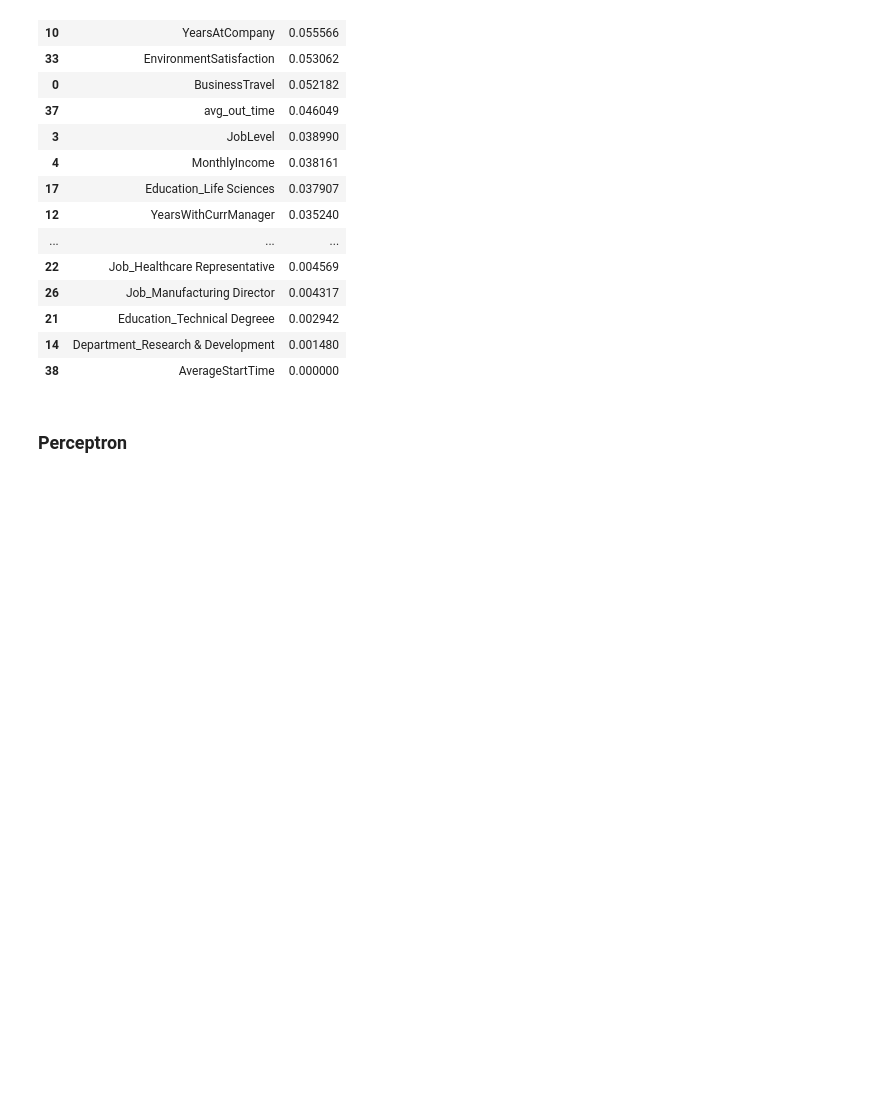
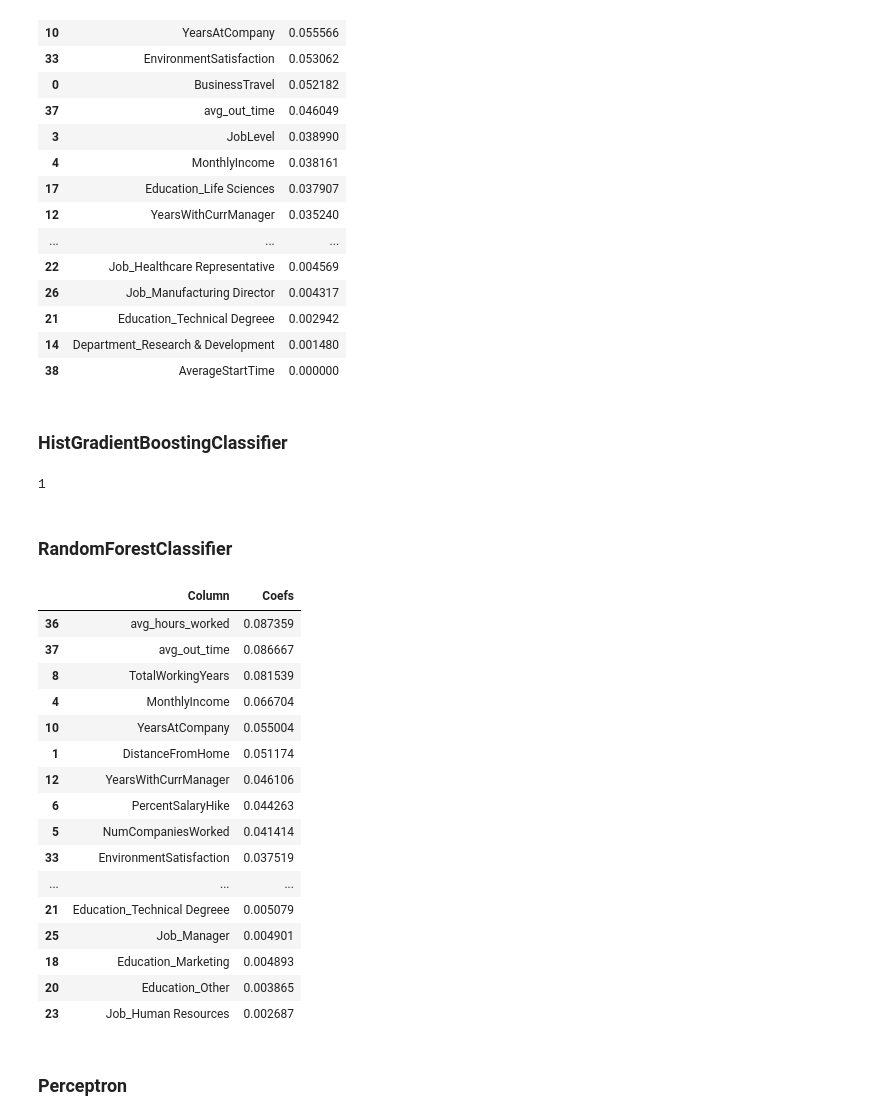
Before and after one commit to C0casio45/IACESI, a Jupyter notebook: projet_ia.ipynb, the cells around one changed output. Drawn from its saved outputs; the diff is of its cells as text; code cells hidden in the pictures; blank space fills up the shorter version.

```diff
--- a/projet_ia.ipynb
+++ b/projet_ia.ipynb
@@ -981,6 +981,36 @@ coefs_dtc.sort_values(by=['Coefs'], ascending=False)
 | 21 | Education_Technical Degreee | 0.002942 |
 | 14 | Department_Research & Development | 0.001480 |
 | 38 | AverageStartTime | 0.000000 |
+# %% [markdown]
+### HistGradientBoostingClassifier
+# %%
+hgbc.n_trees_per_iteration_
+# %% [output]
+1
+# %% [markdown]
+### RandomForestClassifier
+# %%
+cl_rfc = list(zip(x_train.columns, rfc.feature_importances_))
+coefs_rfc= pd.DataFrame(cl_rfc, columns = ['Column', 'Coefs'])
+coefs_rfc.sort_values(by=['Coefs'], ascending=False)
+# %% [output]
+|  | Column | Coefs |
+| 36 | avg_hours_worked | 0.087359 |
+| 37 | avg_out_time | 0.086667 |
+| 8 | TotalWorkingYears | 0.081539 |
+| 4 | MonthlyIncome | 0.066704 |
+| 10 | YearsAtCompany | 0.055004 |
+| 1 | DistanceFromHome | 0.051174 |
+| 12 | YearsWithCurrManager | 0.046106 |
+| 6 | PercentSalaryHike | 0.044263 |
+| 5 | NumCompaniesWorked | 0.041414 |
+| 33 | EnvironmentSatisfaction | 0.037519 |
+| ... | ... | ... |
+| 21 | Education_Technical Degreee | 0.005079 |
+| 25 | Job_Manager | 0.004901 |
+| 18 | Education_Marketing | 0.004893 |
+| 20 | Education_Other | 0.003865 |
+| 23 | Job_Human Resources | 0.002687 |
 # %% [markdown]
 ### Perceptron
 # %%
```
Also changed, not shown: parts of 3 cells of this notebook.
